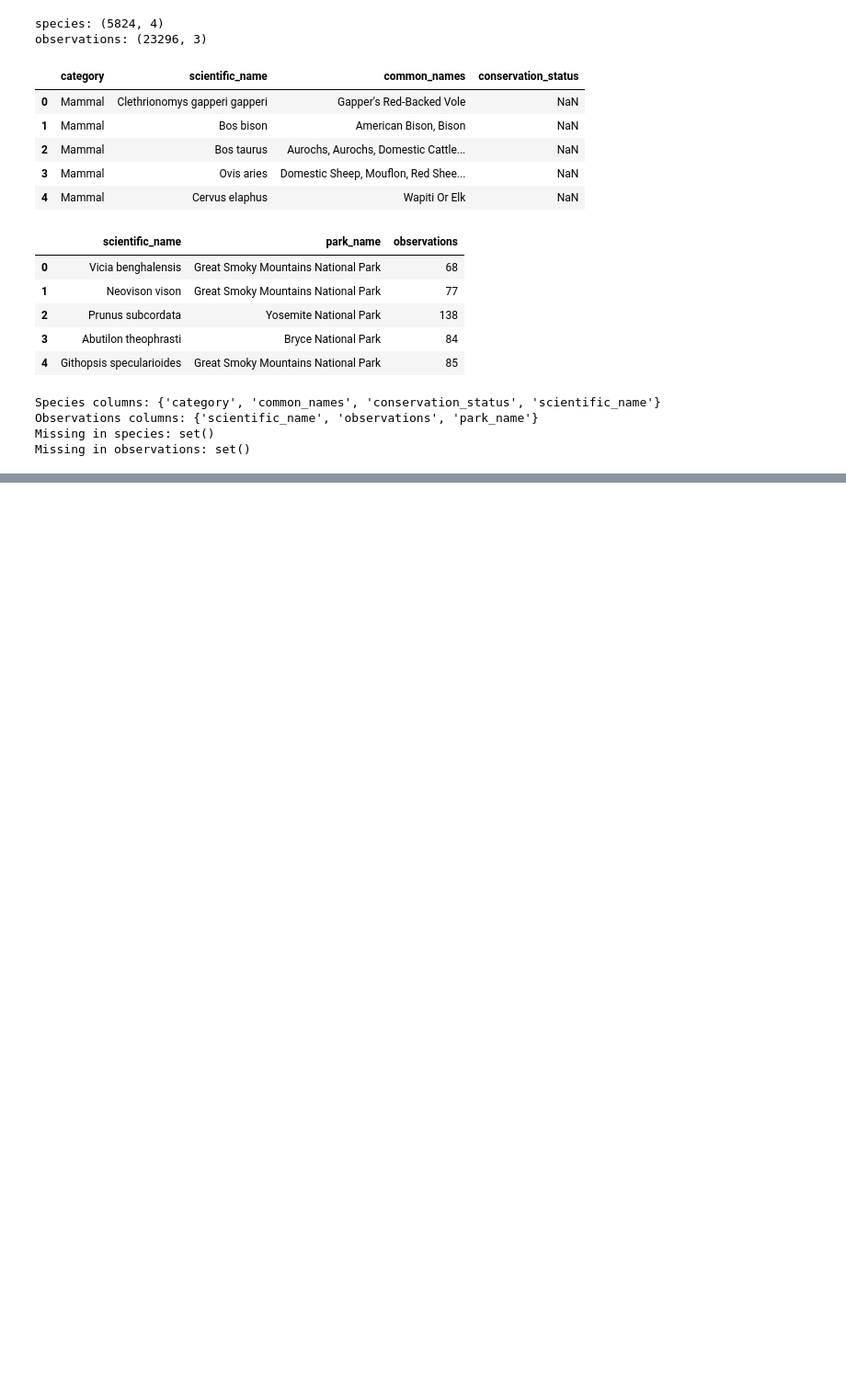
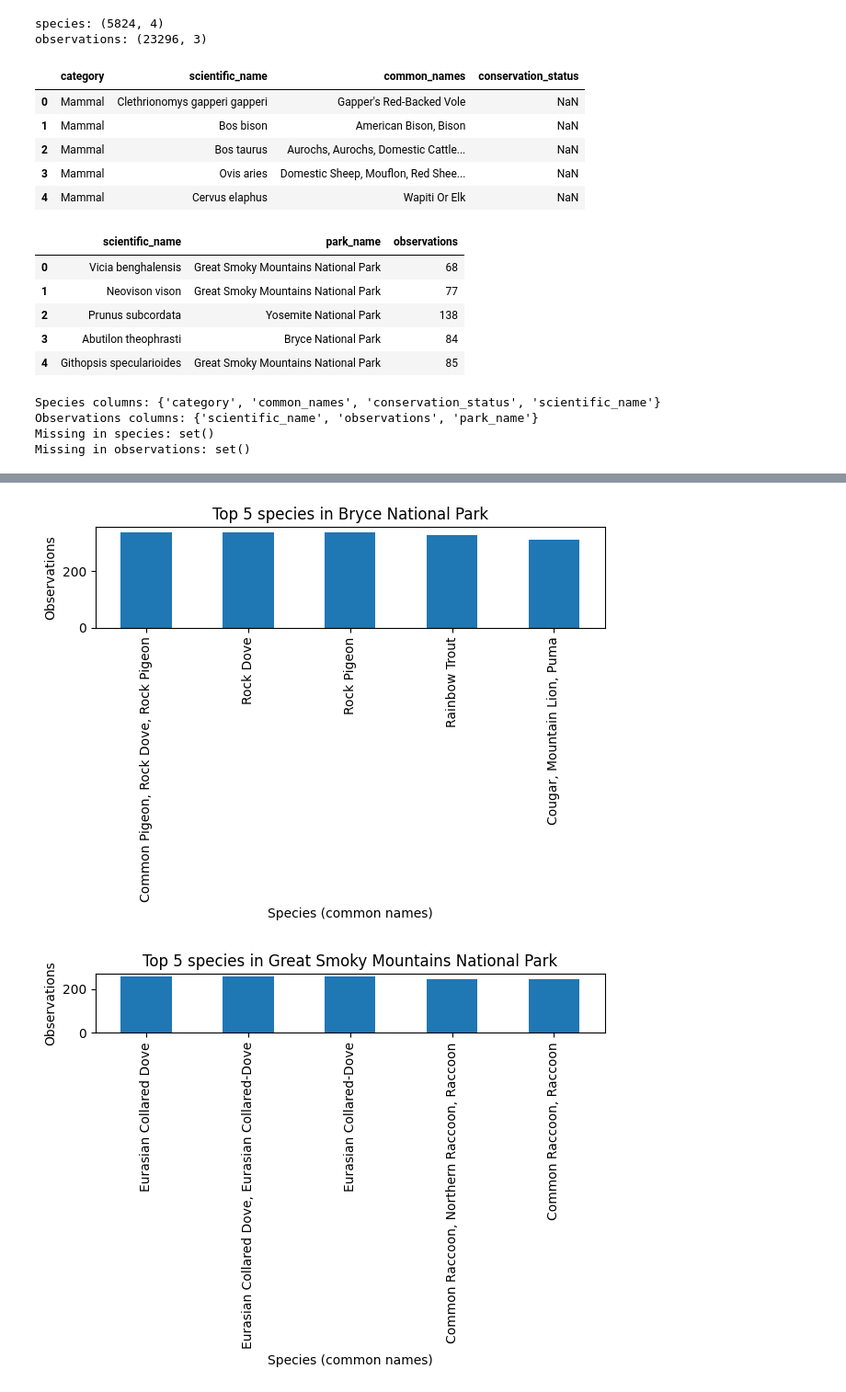
Before and after one commit to ad0wski/biodiversity-starter, a Jupyter notebook: biodiversity.ipynb, the cells around one changed output, grey strips where cells are left out. Shown: that part at 92% size. Drawn from its saved outputs; the diff is of its cells as text; code cells hidden in the pictures; blank space fills up the shorter version.

```diff
--- a/biodiversity.ipynb
+++ b/biodiversity.ipynb
@@ -269,0 +358,16 @@ Missing in observations: set()
+# %%
+# dołączymy nazwy zwyczajowe, by było czytelniej
+obs = observations.merge(
+    species[["scientific_name","common_names","category","is_protected"]],
+    on="scientific_name",
+    how="left"
+)
+
+# suma obserwacji gatunku w parku (ostatnie 7 dni)
+by_park_species = (obs.groupby(["park_name","scientific_name","common_names"])["observations"]
+                     .sum().reset_index())
+
+# Top 5 gatunków na park
+top5_each_park = (by_park_species.sort_values(["park_name","observations"], ascending=[True, False])
+                                   .groupby("park_name").head(5))
+top5_each_park
@@ -269,0 +392,13 @@ Missing in observations: set()
+# %%
+for park, sub in top5_each_park.groupby("park_name"):
+    ax = sub.sort_values("observations", ascending=False).plot(
+        kind="bar", x="common_names", y="observations", legend=False
+    )
+    ax.set_title(f"Top 5 species in {park}")
+    ax.set_xlabel("Species (common names)")
+    ax.set_ylabel("Observations")
+    plt.tight_layout()
+    plt.show()
+# %% [output]
+[figure, added]
+[figure, added]
```
Also changed, not shown: parts of 10 cells of this notebook.
